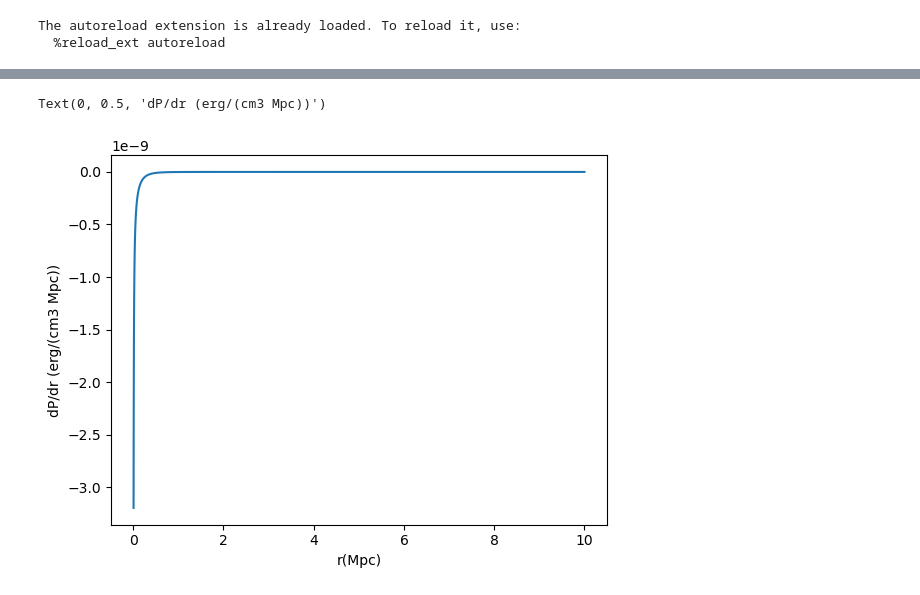
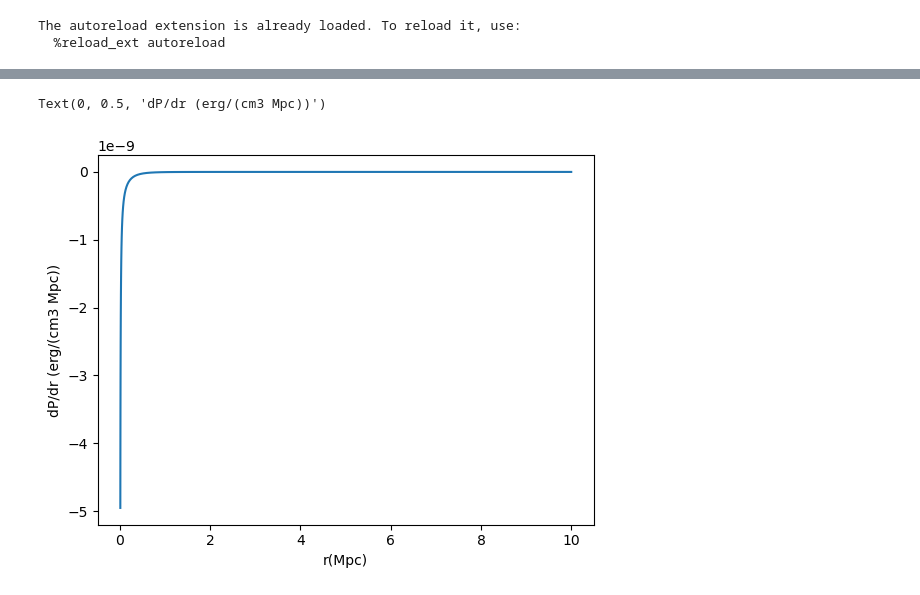
Before and after one commit to eleanorstuart/thermo-idm, a Jupyter notebook: Iqbal_AGN_heating.ipynb, the cells around one changed output, grey strips where cells are left out. Drawn from its saved outputs; the diff is of its cells as text; code cells hidden in the pictures.

```diff
--- a/Iqbal_AGN_heating.ipynb
+++ b/Iqbal_AGN_heating.ipynb
@@ -57,8 +54,10 @@ Text(0, 0.5, 'Pg (erg/cm3)')
 # %%
-r=np.logspace(-2, 1)*R500
-plt.plot(r, dP_dr(r, R500, M500, z))
+#r=np.logspace(-2, 1)*R500
+x_vals=np.logspace(-2, 1)
+rs=x_vals*R500
+plt.plot(rs, [dP_dr(r, R500, M500, z) for r in rs])
 plt.xlabel('r(Mpc)')
 plt.ylabel('dP/dr (erg/(cm3 Mpc))')
 # %% [output]
 Text(0, 0.5, 'dP/dr (erg/(cm3 Mpc))')
-[figure, old version]
+[figure, new version]
```
Also changed, not shown: parts of 31 cells of this notebook, 1 other file.
